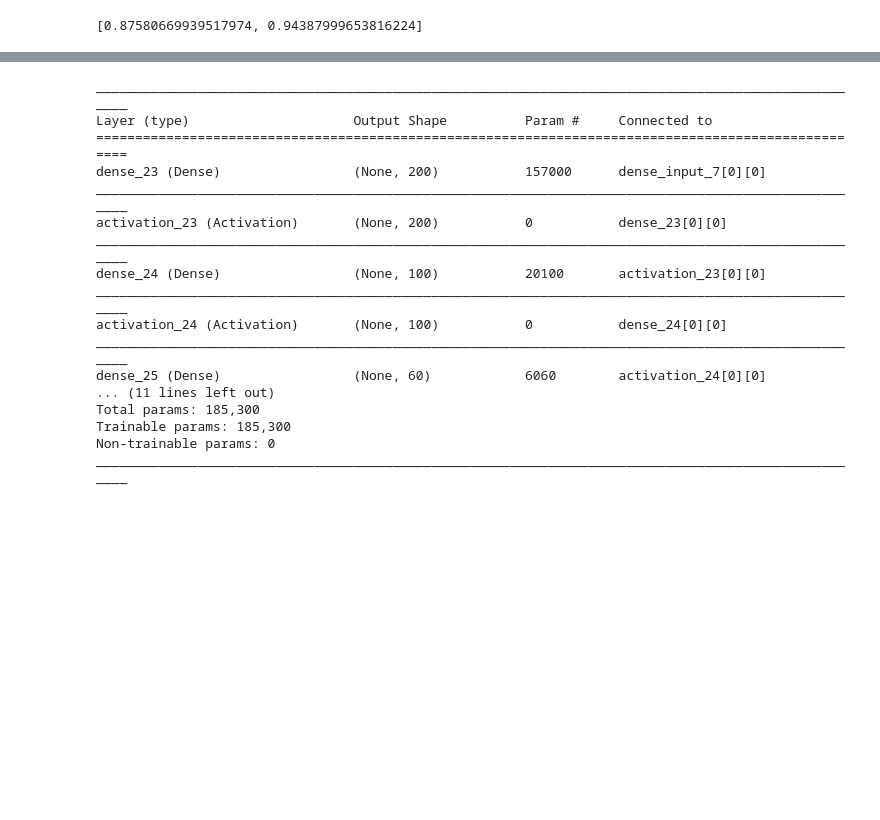
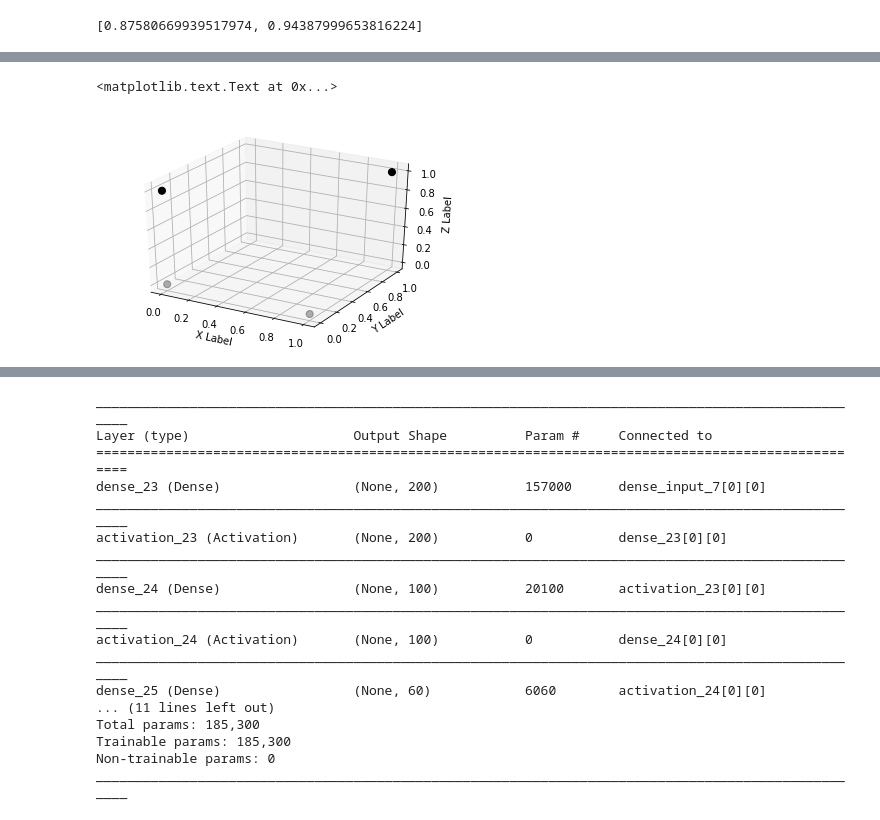
Before and after one commit to shikanon/MyPresentations, a Jupyter notebook: DeepLearning/LearnOfDeepLearning.ipynb, the cells around one changed output, grey strips where cells are left out. Drawn from its saved outputs; the diff is of its cells as text; code cells hidden in the pictures; blank space fills up the shorter version.

```diff
--- a/DeepLearning/LearnOfDeepLearning.ipynb
+++ b/DeepLearning/LearnOfDeepLearning.ipynb
@@ -308,0 +369,4 @@ Adam 也是基于梯度下降的方法，但是每次迭代参数的学习步长
+# %%
+first_hidder_layer_table = {'x':[1,0,1,0],'y':[1,0,0,0],'z':[1,0,0,1],'output':[0,0,1,1]}
+first_hidder_layer_data = pd.DataFrame(first_hidder_layer_table)
+first_hidder_layer_data
@@ -308,0 +386,13 @@ Adam 也是基于梯度下降的方法，但是每次迭代参数的学习步长
+# %%
+from mpl_toolkits.mplot3d import Axes3D
+fig4 = plt.figure(3)
+ax = fig4.add_subplot(111, projection='3d')
+groups = first_hidder_layer_data.groupby('output')
+for name, group in groups:
+    ax.scatter(group['x'],group['y'],group['z'],label=name,c=np.random.choice(['black','blue']),s=50,marker='o')
+ax.set_xlabel('X Label')
+ax.set_ylabel('Y Label')
+ax.set_zlabel('Z Label')
+# %% [output]
+<matplotlib.text.Text at 0x...>
+[figure, added]
```
Also changed, not shown: parts of 28 cells of this notebook, 10 other files.
